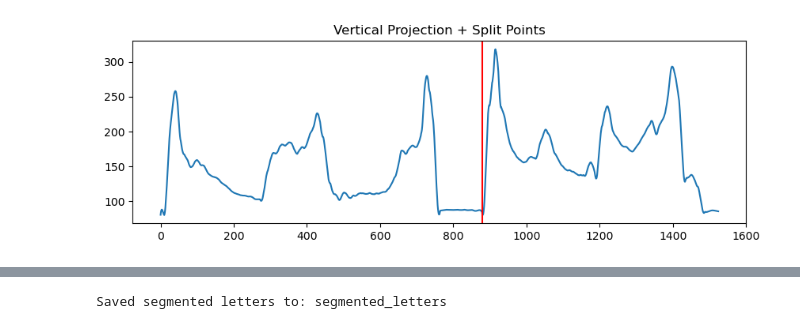
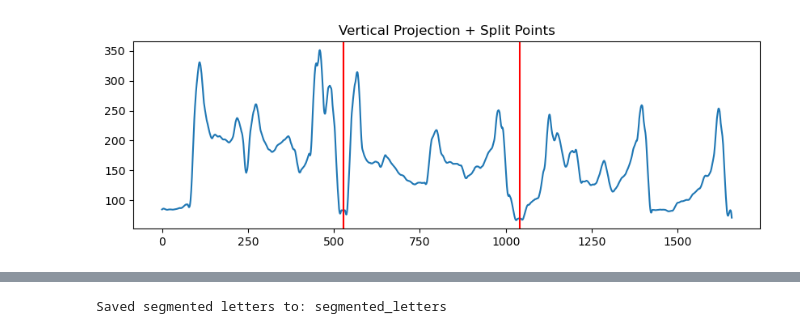
Before and after one commit to RaviduSenavirathna/Sinhala-Word-Recognizer, a Jupyter notebook: word_segmenting.ipynb, the cells around one changed output, grey strips where cells are left out. Cells and saved outputs as stored; diff of their text form; code cells hidden in the pictures.

Commit message:
made vertical project work for 2 - 5 letters

```diff
--- a/word_segmenting.ipynb
+++ b/word_segmenting.ipynb
@@ -7,7 +7,7 @@ from scipy.signal import savgol_filter
 
 from pre_processing import processed_img_preview, img_processing
 # %%
-IMAGE_PATH = "./dataset/word2.png"
+IMAGE_PATH = "./dataset/word1.png"
 
 img = cv2.imread(IMAGE_PATH)
 
@@ -91,13 +109,13 @@ def preview_projection(binary_img, proj, splits):
     plt.title("Vertical Projection + Split Points")
     plt.show()
 # %%
-num_letters = 2
+num_letters = 3
 
 letters, proj, splits = split_by_vertical_projection(clean, num_letters)
 
 preview_projection(clean, proj, splits)
 # %% [output]
-[figure, old version]
+[figure, new version]
 # %%
 plt.figure(figsize=(12,3))
 
```
Also changed, not shown: parts of 4 cells of this notebook.
